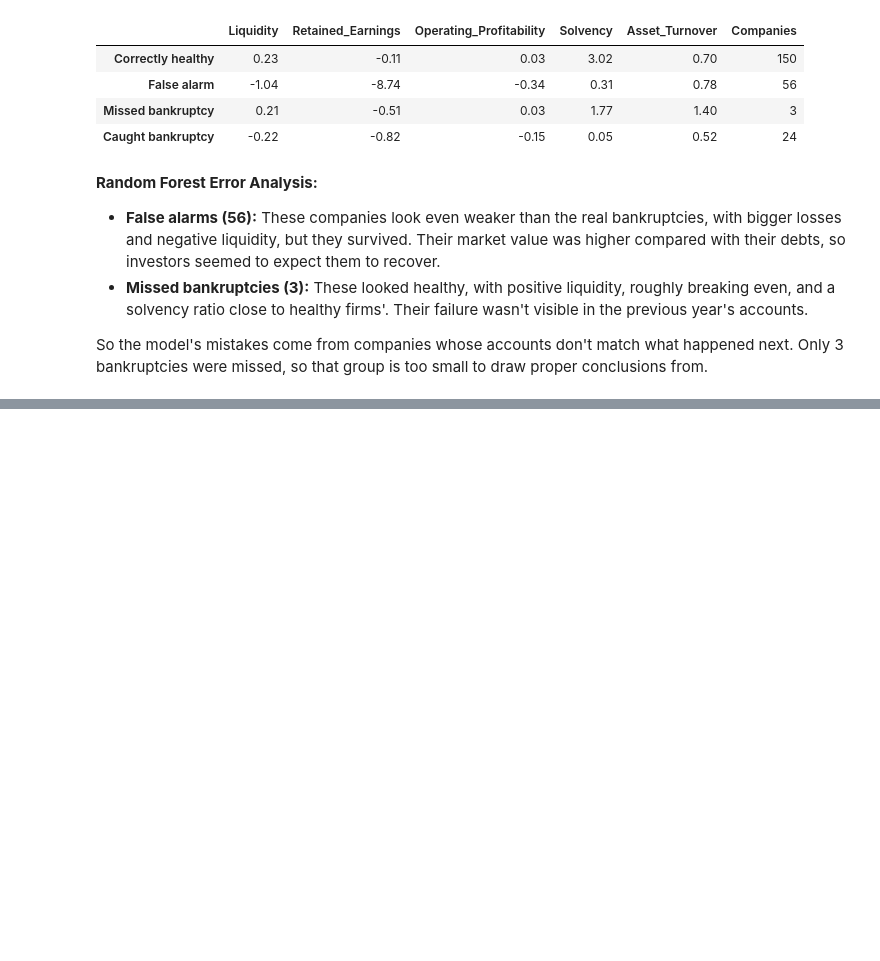
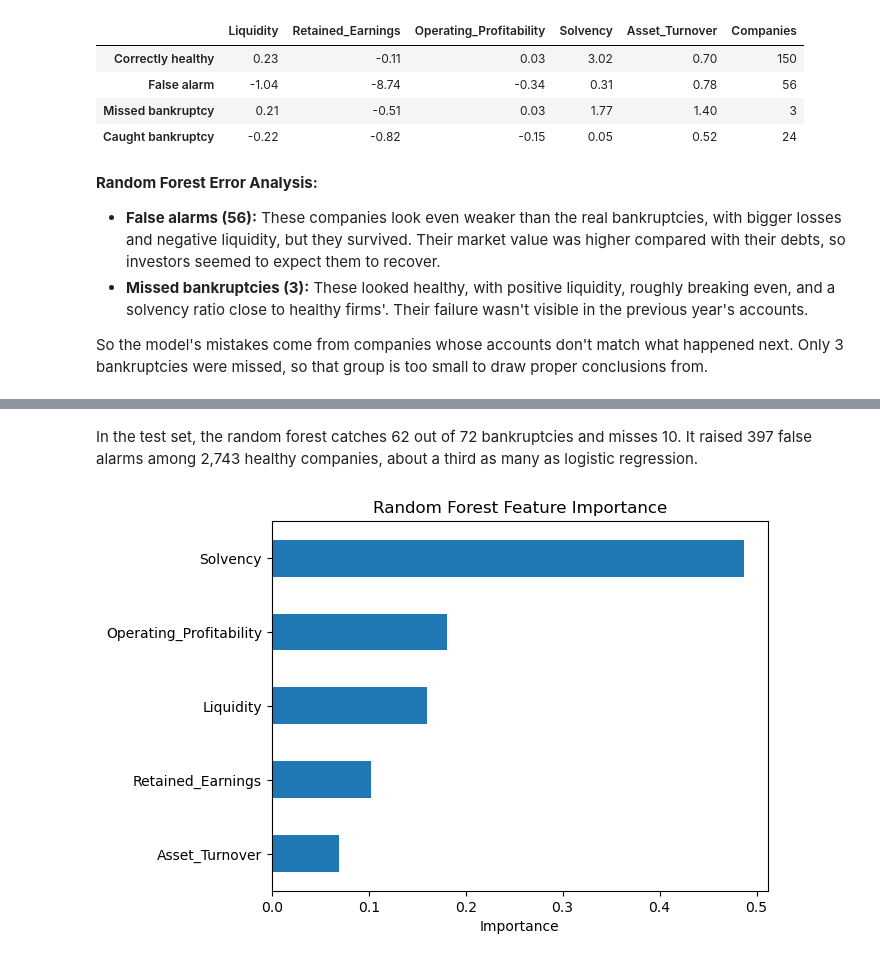
Before and after one commit to cathaljoyce/project-ml, a Jupyter notebook: notebooks/my_models.ipynb, the cells around one changed output, grey strips where cells are left out. Saved outputs shown, nothing was run; the diff lists cells and outputs as text; code cells hidden in the pictures; blank space fills up the shorter version.

```diff
--- a/notebooks/my_models.ipynb
+++ b/notebooks/my_models.ipynb
@@ -207,0 +257,8 @@ So the model's mistakes come from companies whose accounts don't match what happ
+# %% [markdown]
+In the test set, the random forest catches 62 out of 72 bankruptcies and misses 10. It raised 397 false alarms among 2,743 healthy companies, about a third as many as logistic regression.
+# %%
+importance = pd.Series(forest.feature_importances_, index=X_train.columns)
+importance.sort_values().plot(kind="barh", title="Random Forest Feature Importance", xlabel="Importance")
+plt.show()
+# %% [output]
+[figure, added]
```
Also changed, not shown: parts of 12 cells of this notebook.
